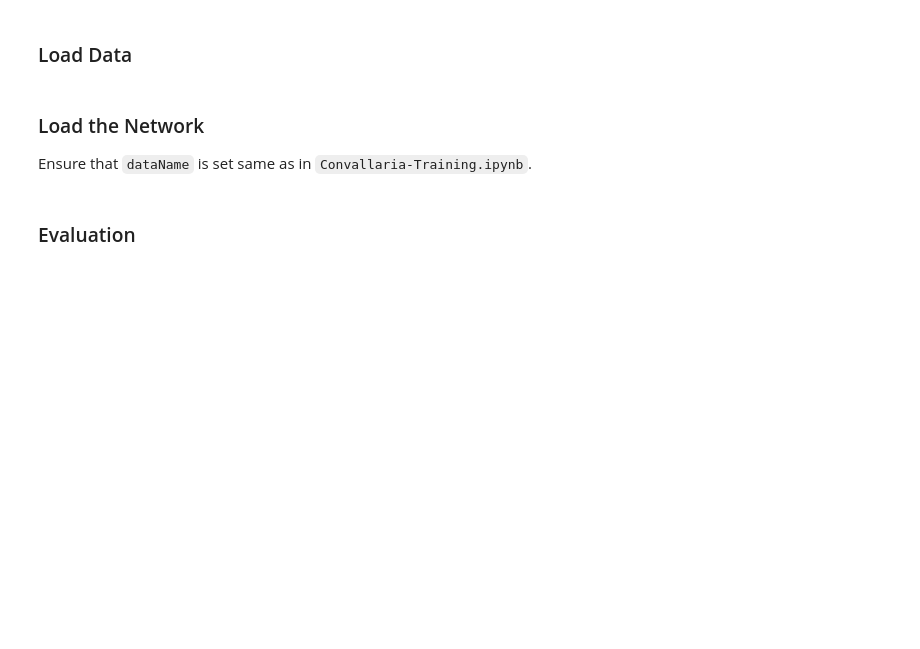
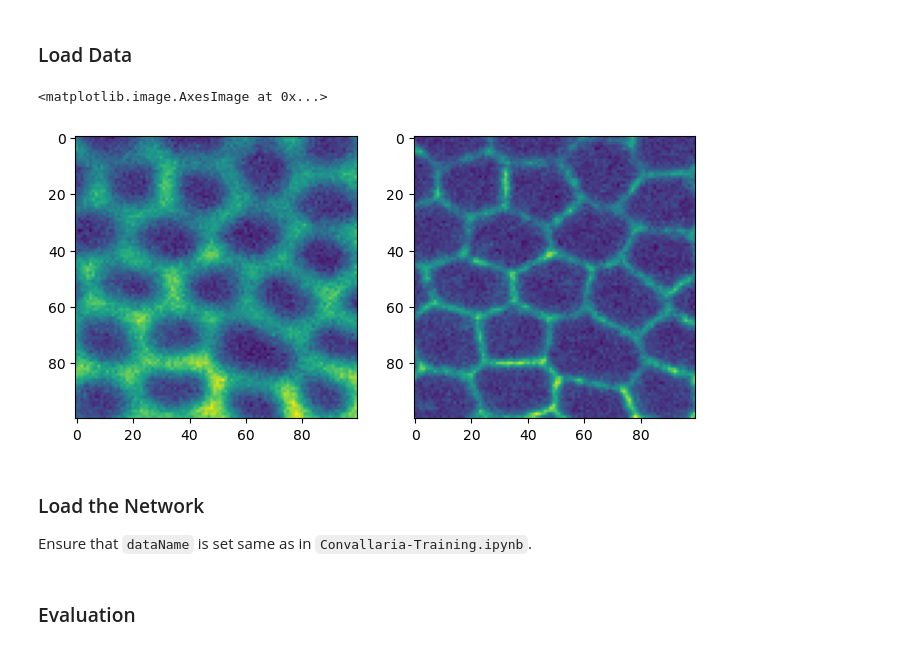
Before and after one commit to ashesh-0/DecoNoising, a Jupyter notebook: Flywing-Prediction.ipynb, the cells around one changed output. Drawn from its saved outputs; the diff is of its cells as text; code cells hidden in the pictures; blank space fills up the shorter version.

Commit message:
added noise to the setup

````diff
--- a/Flywing-Prediction.ipynb
+++ b/Flywing-Prediction.ipynb
@@ -21,7 +23,7 @@ device=utils.getDevice()
 ### Load Data
 # %%
 # We need the training data in order to calulate 'mean' and 'std' for normalization
-fpath='/home/ubuntu/ashesh/data/Flywing/Flywing_n10/test/test_data.npz'
+fpath='/mnt/ashesh/Flywing/Flywing_n10/test/test_data.npz'
 # Load the test data
 data_dict = np.load(fpath)
 X_test = data_dict['X_test']
@@ -31,12 +33,20 @@ X_test = data_dict['X_test']
 from deconoising.synthetic_data_generator import PSFspecify, create_dataset
 from deconoising.training import artificial_psf
 
+pixel_independent_gaussian_noise_std = 20
 psf_list = [PSFspecify(81,3)]
 psf_tensor_list = [artificial_psf(psf.size, psf.std) for psf in psf_list]
-
-convolvedGT = create_dataset(torch.Tensor(X_test[:,None]), psf_list).numpy()[:,0]
+convolvedGT = create_dataset(torch.Tensor(X_test[:,None]), psf_list,
+                             pixel_independent_gaussian_noise_std=pixel_independent_gaussian_noise_std).numpy()[:,0]
 noisyGT =X_test
 # dataTest =convolved_data[:,0]
+# %%
+_,ax = plt.subplots(figsize=(8,4),ncols=2)
+ax[0].imshow(convolvedGT[0][100:200,100:200])
+ax[1].imshow(X_test[0][100:200,100:200])
+# %% [output]
+<matplotlib.image.AxesImage at 0x...>
+[figure, added]
 # %% [markdown]
 ### Load the Network
 Ensure that ```dataName``` is set same as in ```Convallaria-Training.ipynb```.
````
Also changed, not shown: parts of 10 cells of this notebook, 1 other file.
